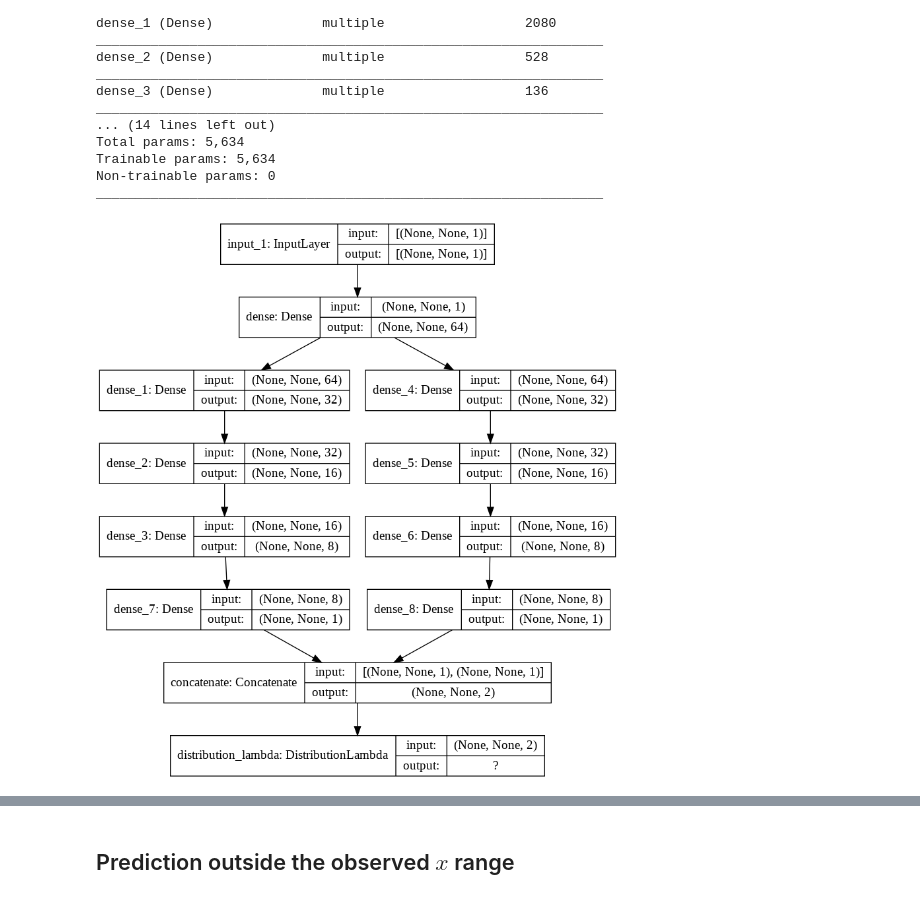
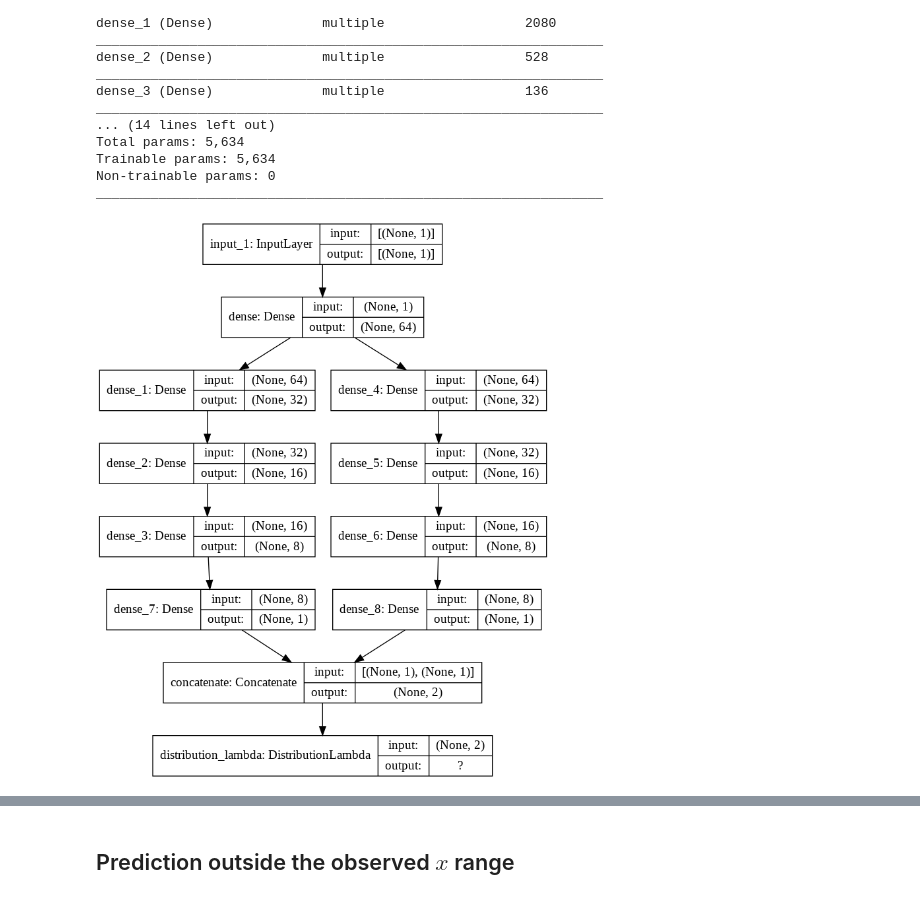
Before and after one commit to ethanchoi1116/probabilistic-deep-learning, a Jupyter notebook: notebooks/heteroskedastic_nonlinear_regression.ipynb, the cells around one changed output, grey strips where cells are left out. Saved outputs shown, nothing was run; the diff lists cells and outputs as text; code cells hidden in the pictures.

```diff
--- a/notebooks/heteroskedastic_nonlinear_regression.ipynb
+++ b/notebooks/heteroskedastic_nonlinear_regression.ipynb
@@ -126,13 +126,13 @@ _________________________________________________________________
 # %%
 # visualization of model architecture
 def build_graph(model):
-    x = Input(shape=(None, 1))
+    x = Input(shape=(1, ))
 
     return Model(inputs=[x], outputs=model.call(x))
 
 tf.keras.utils.plot_model(build_graph(model), "model.png", show_shapes=True)
 # %% [output]
-[figure, old version]
+[figure, new version]
 # %%
 history = model.fit(X_train, y_train, epochs=100, verbose=0, validation_data=(X_val,y_val), callbacks=[TqdmCallback(verbose=0)])
 # %%
```
Also changed, not shown: parts of 4 cells of this notebook.
